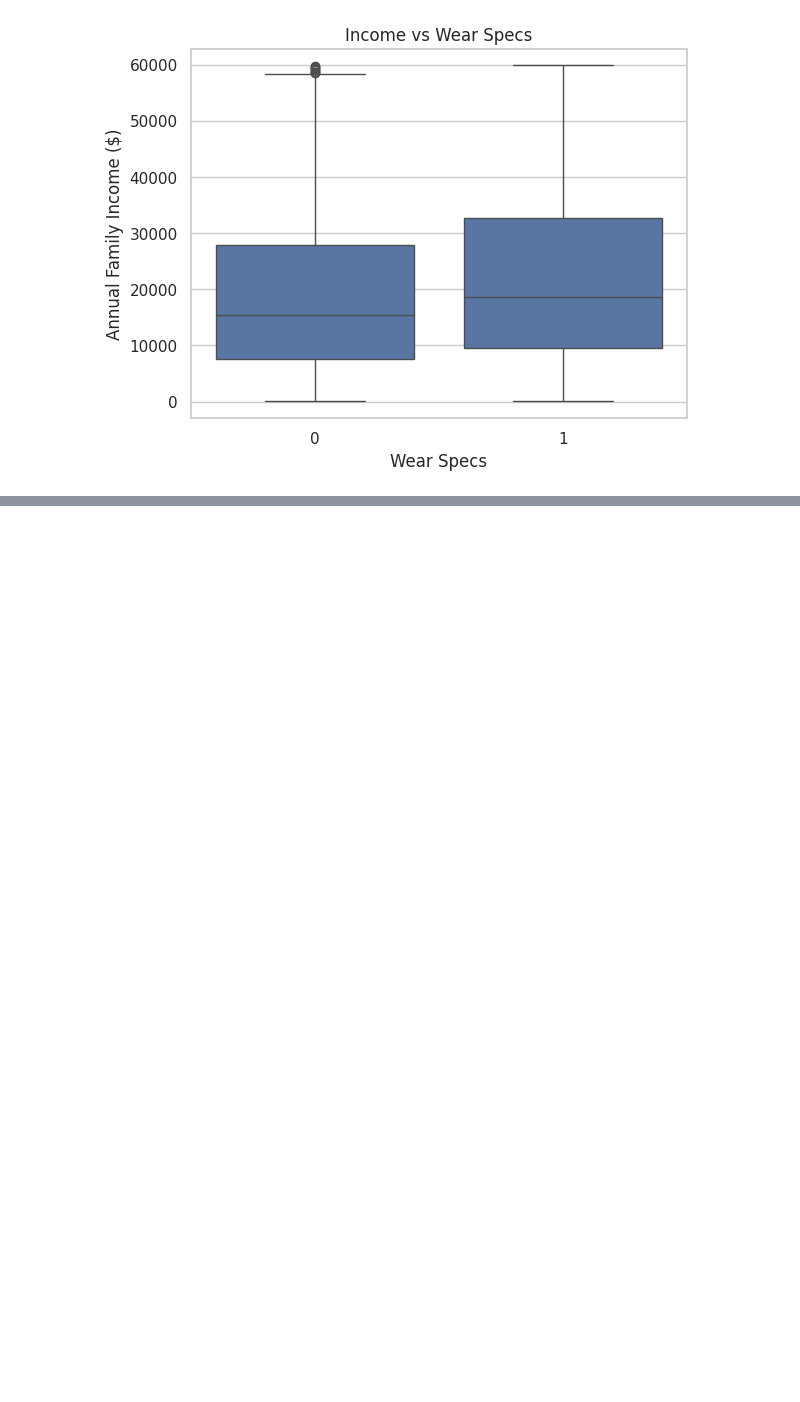
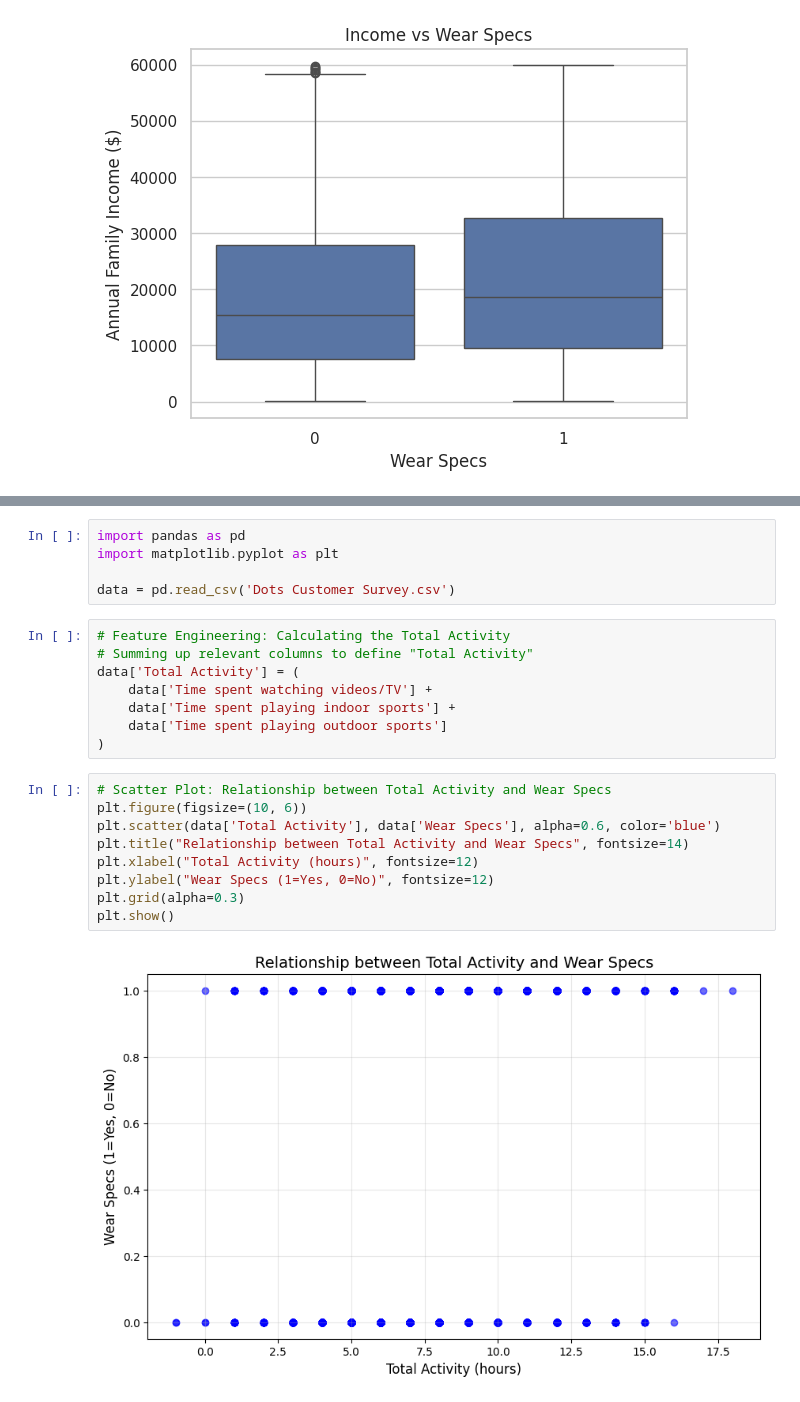
Before and after one commit to MphoPetunia/SpecsSurveyData, a Jupyter notebook: companyproject.ipynb, the cells around one changed output, grey strips where cells are left out. Cells and saved outputs as stored; diff of their text form; blank space fills up the shorter version.

```diff
--- a/companyproject.ipynb
+++ b/companyproject.ipynb
@@ -149,0 +212,24 @@ plt.show()
+# %%
+import pandas as pd
+import matplotlib.pyplot as plt
+
+data = pd.read_csv('Dots Customer Survey.csv')
+# %%
+# Feature Engineering: Calculating the Total Activity
+# Summing up relevant columns to define "Total Activity"
+data['Total Activity'] = (
+    data['Time spent watching videos/TV'] +
+    data['Time spent playing indoor sports'] +
+    data['Time spent playing outdoor sports']
+)
+# %%
+# Scatter Plot: Relationship between Total Activity and Wear Specs
+plt.figure(figsize=(10, 6))
+plt.scatter(data['Total Activity'], data['Wear Specs'], alpha=0.6, color='blue')
+plt.title("Relationship between Total Activity and Wear Specs", fontsize=14)
+plt.xlabel("Total Activity (hours)", fontsize=12)
+plt.ylabel("Wear Specs (1=Yes, 0=No)", fontsize=12)
+plt.grid(alpha=0.3)
+plt.show()
+# %% [output]
+[figure, added]
```
Also changed, not shown: parts of 13 cells of this notebook.
